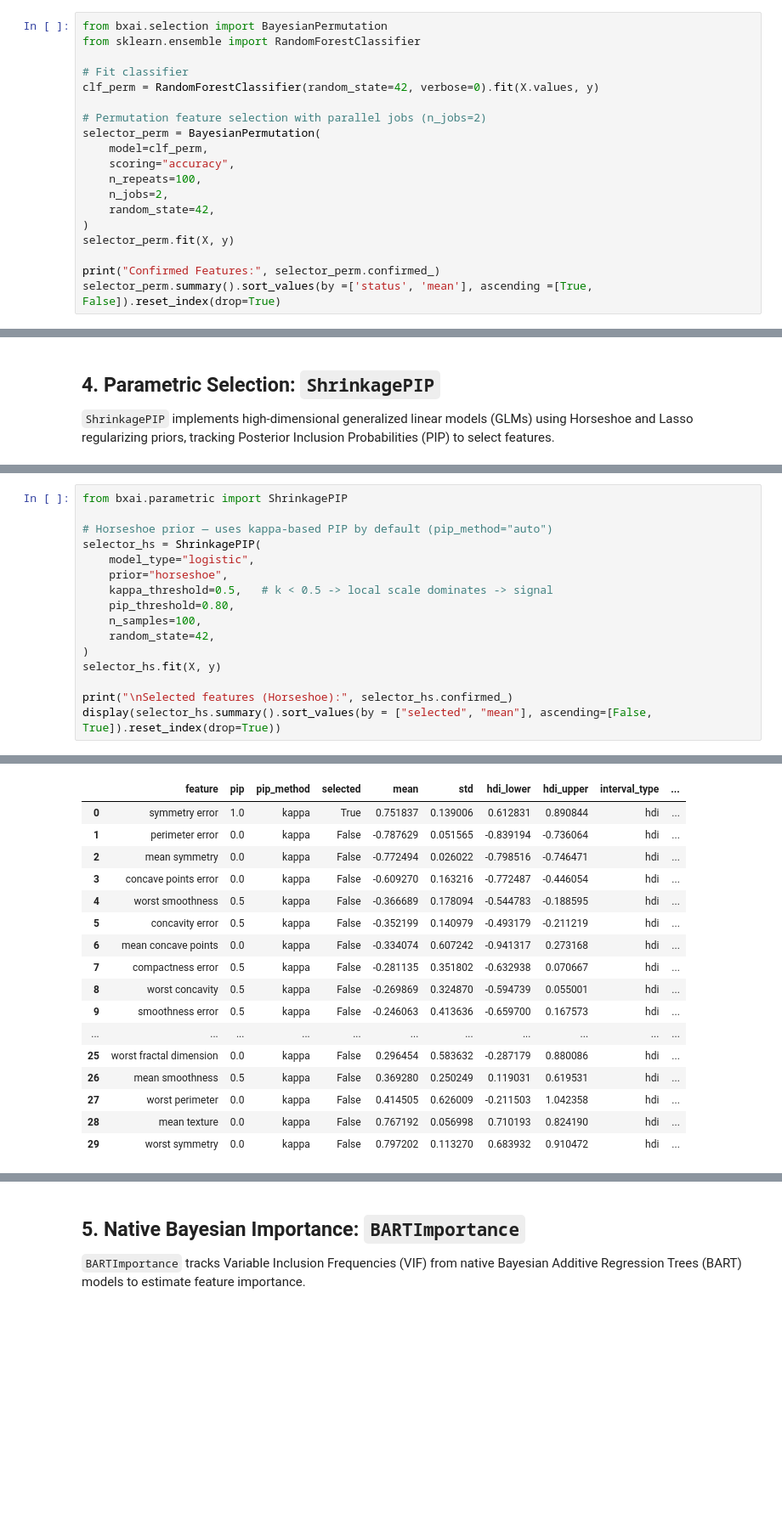
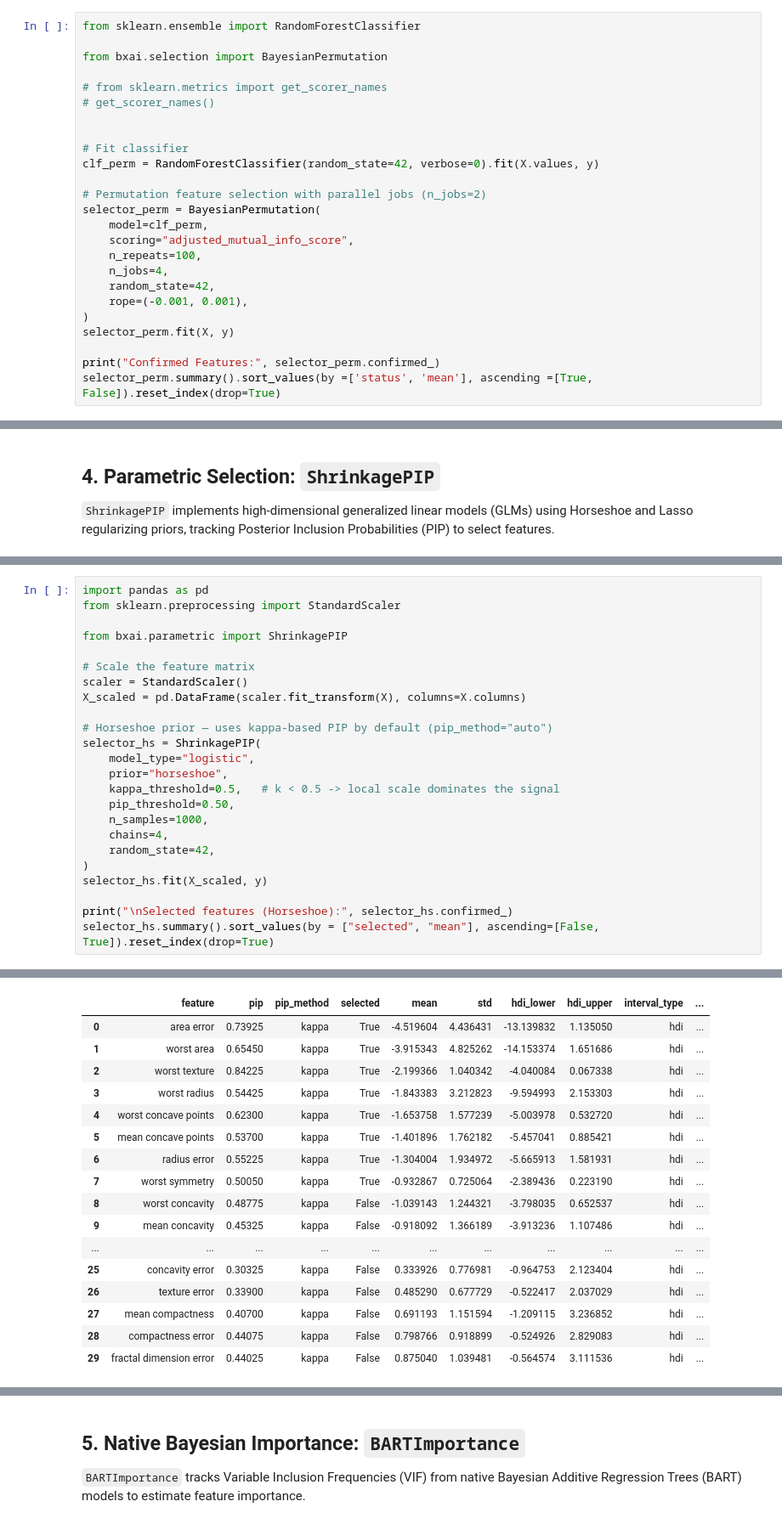
Before and after one commit to sam-tritto/bxai, a Jupyter notebook: notebooks/examples.ipynb, the cells around one changed output, grey strips where cells are left out. Shown at 85% size. Drawn from its saved outputs; the diff is of its cells as text; blank space fills up the shorter version.

```diff
--- a/notebooks/examples.ipynb
+++ b/notebooks/examples.ipynb
@@ -62,8 +63,13 @@ fig = selector.plot()
 
 `BayesianPermutation` is a model-agnostic feature selection tool that tracks importance using paired validation loss drops updated via the Student-t continuous engine.
 # %%
+from sklearn.ensemble import RandomForestClassifier
+
 from bxai.selection import BayesianPermutation
-from sklearn.ensemble import RandomForestClassifier
+
+# from sklearn.metrics import get_scorer_names
+# get_scorer_names()
+
 
 # Fit classifier
 clf_perm = RandomForestClassifier(random_state=42, verbose=0).fit(X.values, y)
@@ -71,10 +77,11 @@ clf_perm = RandomForestClassifier(random_state=42, verbose=0).fit(X.values, y)
 # Permutation feature selection with parallel jobs (n_jobs=2)
 selector_perm = BayesianPermutation(
     model=clf_perm,
-    scoring="accuracy",
+    scoring="adjusted_mutual_info_score",
     n_repeats=100,
-    n_jobs=2,
+    n_jobs=4,
     random_state=42,
+    rope=(-0.001, 0.001),
 )
 selector_perm.fit(X, y)
 
@@ -234,18 +244,26 @@ fig = explanation.plot(max_features=None)
 # %%
+import pandas as pd
+from sklearn.preprocessing import StandardScaler
+
 from bxai.parametric import ShrinkagePIP
+
+# Scale the feature matrix
+scaler = StandardScaler()
+X_scaled = pd.DataFrame(scaler.fit_transform(X), columns=X.columns)
 
 # Horseshoe prior — uses kappa-based PIP by default (pip_method="auto")
 selector_hs = ShrinkagePIP(
     model_type="logistic",
     prior="horseshoe",
-    kappa_threshold=0.5,   # k < 0.5 -> local scale dominates -> signal
-    pip_threshold=0.80,
-    n_samples=100,
+    kappa_threshold=0.5,   # k < 0.5 -> local scale dominates the signal
+    pip_threshold=0.50,
+    n_samples=1000,
+    chains=4,
     random_state=42,
 )
-selector_hs.fit(X, y)
+selector_hs.fit(X_scaled, y)
 
 print("\nSelected features (Horseshoe):", selector_hs.confirmed_)
-display(selector_hs.summary().sort_values(by = ["selected", "mean"], ascending=[False, True]).reset_index(drop=True))
+selector_hs.summary().sort_values(by = ["selected", "mean"], ascending=[False, True]).reset_index(drop=True)
 # %% [output]
 Initializing NUTS using jitter+adapt_diag...
@@ -260,20 +275,20 @@ Selected features (Horseshoe): ['symmetry error']
 |  | feature | pip | pip_method | selected | mean | std | hdi_lower | hdi_upper | interval_type | ... |
-| 0 | symmetry error | 1.0 | kappa | True | 0.751837 | 0.139006 | 0.612831 | 0.890844 | hdi | ... |
-| 1 | perimeter error | 0.0 | kappa | False | -0.787629 | 0.051565 | -0.839194 | -0.736064 | hdi | ... |
-| 2 | mean symmetry | 0.0 | kappa | False | -0.772494 | 0.026022 | -0.798516 | -0.746471 | hdi | ... |
-| 3 | concave points error | 0.0 | kappa | False | -0.609270 | 0.163216 | -0.772487 | -0.446054 | hdi | ... |
-| 4 | worst smoothness | 0.5 | kappa | False | -0.366689 | 0.178094 | -0.544783 | -0.188595 | hdi | ... |
-| 5 | concavity error | 0.5 | kappa | False | -0.352199 | 0.140979 | -0.493179 | -0.211219 | hdi | ... |
-| 6 | mean concave points | 0.0 | kappa | False | -0.334074 | 0.607242 | -0.941317 | 0.273168 | hdi | ... |
-| 7 | compactness error | 0.5 | kappa | False | -0.281135 | 0.351802 | -0.632938 | 0.070667 | hdi | ... |
-| 8 | worst concavity | 0.5 | kappa | False | -0.269869 | 0.324870 | -0.594739 | 0.055001 | hdi | ... |
-| 9 | smoothness error | 0.5 | kappa | False | -0.246063 | 0.413636 | -0.659700 | 0.167573 | hdi | ... |
+| 0 | area error | 0.73925 | kappa | True | -4.519604 | 4.436431 | -13.139832 | 1.135050 | hdi | ... |
+| 1 | worst area | 0.65450 | kappa | True | -3.915343 | 4.825262 | -14.153374 | 1.651686 | hdi | ... |
+| 2 | worst texture | 0.84225 | kappa | True | -2.199366 | 1.040342 | -4.040084 | 0.067338 | hdi | ... |
+| 3 | worst radius | 0.54425 | kappa | True | -1.843383 | 3.212823 | -9.594993 | 2.153303 | hdi | ... |
+| 4 | worst concave points | 0.62300 | kappa | True | -1.653758 | 1.577239 | -5.003978 | 0.532720 | hdi | ... |
+| 5 | mean concave points | 0.53700 | kappa | True | -1.401896 | 1.762182 | -5.457041 | 0.885421 | hdi | ... |
+| 6 | radius error | 0.55225 | kappa | True | -1.304004 | 1.934972 | -5.665913 | 1.581931 | hdi | ... |
+| 7 | worst symmetry | 0.50050 | kappa | True | -0.932867 | 0.725064 | -2.389436 | 0.223190 | hdi | ... |
+| 8 | worst concavity | 0.48775 | kappa | False | -1.039143 | 1.244321 | -3.798035 | 0.652537 | hdi | ... |
+| 9 | mean concavity | 0.45325 | kappa | False | -0.918092 | 1.366189 | -3.913236 | 1.107486 | hdi | ... |
 | ... | ... | ... | ... | ... | ... | ... | ... | ... | ... | ... |
-| 25 | worst fractal dimension | 0.0 | kappa | False | 0.296454 | 0.583632 | -0.287179 | 0.880086 | hdi | ... |
-| 26 | mean smoothness | 0.5 | kappa | False | 0.369280 | 0.250249 | 0.119031 | 0.619531 | hdi | ... |
-| 27 | worst perimeter | 0.0 | kappa | False | 0.414505 | 0.626009 | -0.211503 | 1.042358 | hdi | ... |
-| 28 | mean texture | 0.0 | kappa | False | 0.767192 | 0.056998 | 0.710193 | 0.824190 | hdi | ... |
-| 29 | worst symmetry | 0.0 | kappa | False | 0.797202 | 0.113270 | 0.683932 | 0.910472 | hdi | ... |
+| 25 | concavity error | 0.30325 | kappa | False | 0.333926 | 0.776981 | -0.964753 | 2.123404 | hdi | ... |
+| 26 | texture error | 0.33900 | kappa | False | 0.485290 | 0.677729 | -0.522417 | 2.037029 | hdi | ... |
+| 27 | mean compactness | 0.40700 | kappa | False | 0.691193 | 1.151594 | -1.209115 | 3.236852 | hdi | ... |
+| 28 | compactness error | 0.44075 | kappa | False | 0.798766 | 0.918899 | -0.524926 | 2.829083 | hdi | ... |
+| 29 | fractal dimension error | 0.44025 | kappa | False | 0.875040 | 1.039481 | -0.564574 | 3.111536 | hdi | ... |
 # %%
 # Visualize the PIP and Coeff Effect Size
 fig = selector_hs.plot(max_features=None)
```
Also changed, not shown: parts of 13 cells of this notebook, 10 other files.
